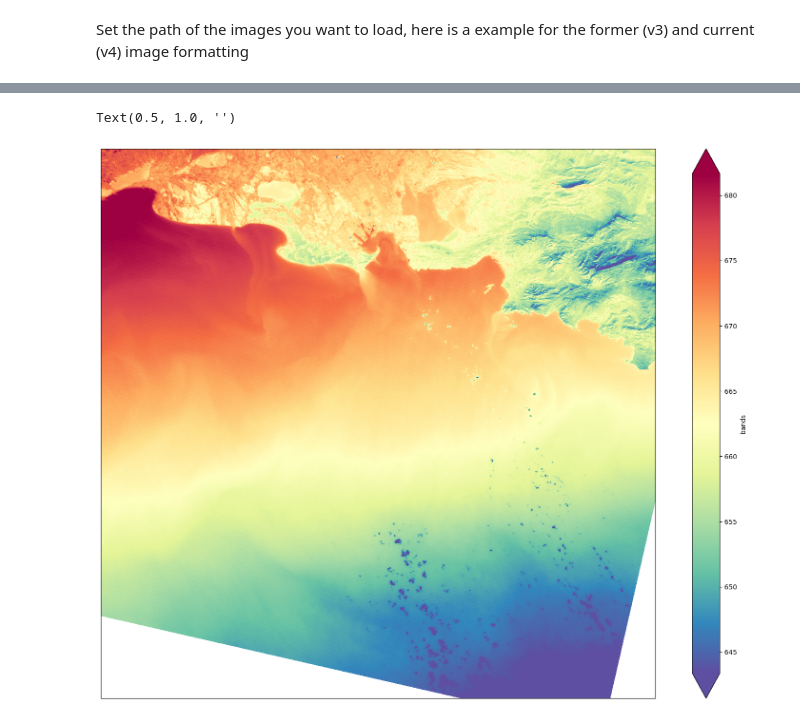
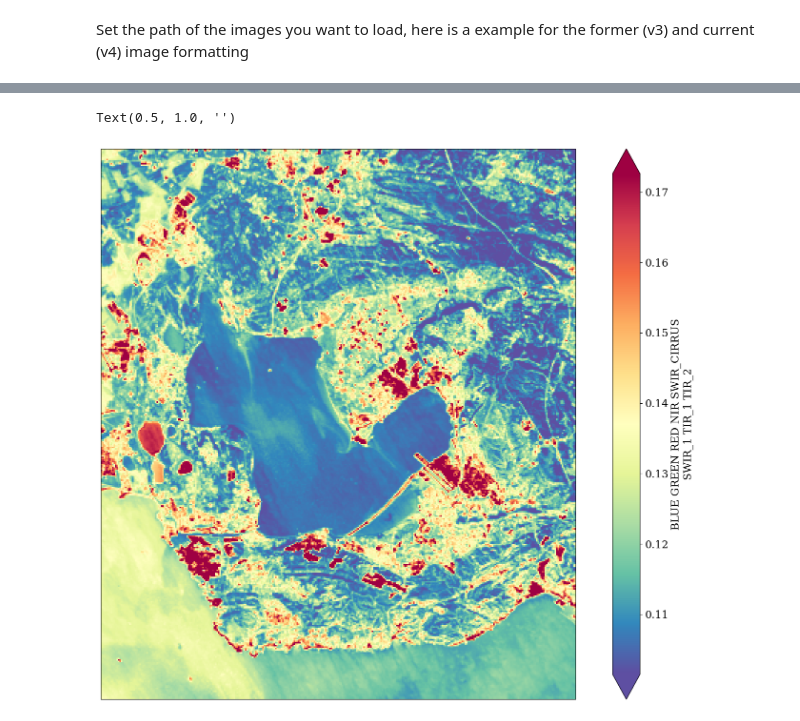
Before and after one commit to Tristanovsk/GRSdriver, a Jupyter notebook: docs/source/examples/GRSdriver_landsat9_TIR.ipynb, the cells around one changed output, grey strips where cells are left out. Saved outputs shown, nothing was run; the diff lists cells and outputs as text; code cells hidden in the pictures.

```diff
--- a/docs/source/examples/GRSdriver_landsat9_TIR.ipynb
+++ b/docs/source/examples/GRSdriver_landsat9_TIR.ipynb
@@ -32,7 +38,21 @@ Set the path of the images you want to load, here is a example for the former (v
 # %%
 image ='/data/satellite/landsat/LC09_L1TP_196030_20221120_20230321_02_T1'
 # %%
-l1c = GRSdriver.LandsatDriver(image,band_idx=[9,10])
+
+
+
+from shapely.geometry import box
+lonmin,latmin,lonmax,latmax = 4.93,43.3,5.33,43.64
+
+bounds_pgon = box(lonmin,latmin,lonmax,latmax)
+
+bbox = gpd.GeoSeries.from_wkt([bounds_pgon.wkt]).set_crs(epsg=4326)
+
+# set resolution to 100 m, native resolution of TIR bands (recommended)
+l1c = GRSdriver.LandsatDriver(image,
+                              band_idx=[1,2,4,5,6,7,9,10],
+                              subset=bbox,
+                              resolution=100)
 # %%
 l1c.INFO
 # %% [output]
@@ -45,4 +65,2 @@ l1c.INFO
-# %%
-l1c.load_mask()
 # %%
 l1c.load_product()
@@ -68,0 +87,12 @@ Data variables:
+# %%
+print(l1c.prod.rio.crs)
+import cycler
+plt.figure(figsize=(8,4))
+n = 4
+color = plt.cm.Spectral_r(np.linspace(0, 1,n))
+mpl.rcParams['axes.prop_cycle'] = cycler.cycler('color', [*color,'gray','k','k'])
+l1c.prod.SRF.plot(x='wl_hr',hue='wl',lw=1.5,add_legend=False)
+plt.title('Landsat/Trishna Spectral Responses')
+plt.xlabel('$Wavelength\ (nm)$' )
+plt.axhline(y=0,color='gray',lw=0.5)
+plt.xlim(8000,14000)
@@ -90,7 +173,7 @@ h.visu()
 # %%
 import cartopy.crs as ccrs
 
-epsg = l1c.extent.crs.to_epsg()
+epsg = l1c.prod.rio.crs.to_epsg()
 str_epsg = str(epsg)
 zone = str_epsg[-2:]
 is_south = str_epsg[2] == 7
@@ -98,11 +181,11 @@ proj = ccrs.UTM(zone, is_south)
 # %%
 coarsening=1
 cmap = plt.cm.Spectral_r
 fig = plt.figure(figsize=(20, 15))
 ax = plt.subplot(1, 1, 1, projection=proj)
-ax.set_extent(extent_val, proj)
-l1c.prod.bands[:, ::coarsening, ::coarsening].isel(wl=0).plot.imshow( cmap=cmap,robust=True,subplot_kws=dict(projection=proj))
+#ax.set_extent(extent_val, proj)
+l1c.prod.isel(wl=0).bands[::coarsening, ::coarsening].plot.imshow( cmap=cmap,robust=True,subplot_kws=dict(projection=proj))
 ax.set_title('')
 # %% [output]
 Text(0.5, 1.0, '')
-[figure, old version]
+[figure, new version]
```
Also changed, not shown: parts of 11 cells of this notebook, 26 other files.
